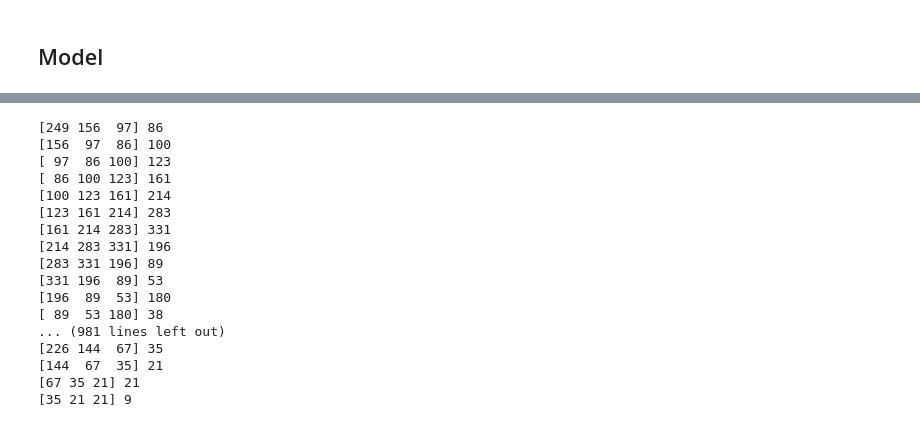
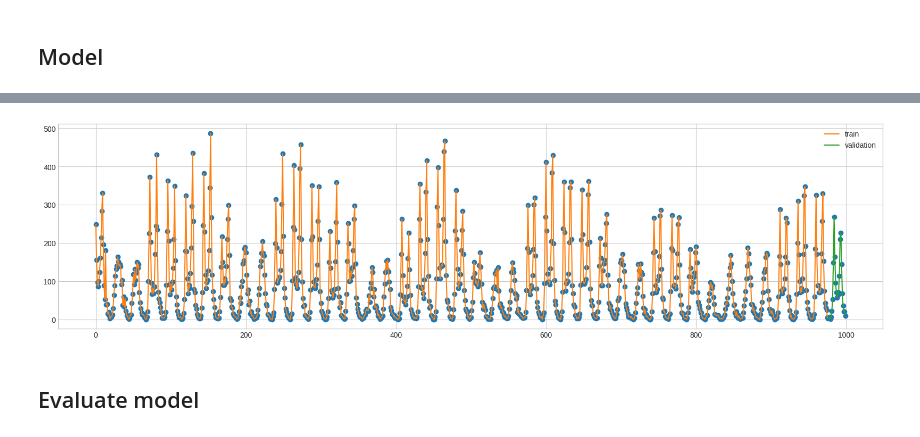
Before and after one commit to KevinrealG/Series_de_tiempo, a Jupyter notebook: 02_Aplying_arima_lstm.ipynb, the cells around one changed output, grey strips where cells are left out. Drawn from its saved outputs; the diff is of its cells as text; code cells hidden in the pictures.

```diff
--- a/02_Aplying_arima_lstm.ipynb
+++ b/02_Aplying_arima_lstm.ipynb
@@ -445,43 +304,12 @@ for x, y in val_univariate.take(2):
-# %%
-from numpy import array
-
-# split a univariate sequence into samples
-def split_sequence(sequence, n_steps):
-	X, y = list(), list()
-	for i in range(len(sequence)):
-		# find the end of this pattern
-		end_ix = i + n_steps
-		# check if we are beyond the sequence
-		if end_ix > len(sequence)-1:
-			break
-		# gather input and output parts of the pattern
-		seq_x, seq_y = sequence[i:end_ix], sequence[end_ix]
-		X.append(seq_x)
-		y.append(seq_y)
-	return array(X), array(y)
-
-# choose a number of time steps
-n_steps = 3
-# split into samples
-X, y = split_sequence(raw_seq, n_steps)
-# summarize the data
-for i in range(len(X)):
-	print(X[i], y[i])
-# %% [output]
-[249 156  97] 86
-[156  97  86] 100
-[ 97  86 100] 123
-[ 86 100 123] 161
-[100 123 161] 214
-[123 161 214] 283
-[161 214 283] 331
-[214 283 331] 196
-[283 331 196] 89
-[331 196  89] 53
-[196  89  53] 180
-[ 89  53 180] 38
-... (981 lines left out)
-[226 144  67] 35
-[144  67  35] 21
-[67 35 21] 21
-[35 21 21] 9
+# %%
+# Crear los conjuntos de entrenamiento y validación
+train,validation=raw_seq[:-24],raw_seq[-24:]
+# %%
+plt.figure(figsize = (20,5))
+plt.plot(raw_seq,marker="o",lw=0)
+plt.plot(range(0,len(train),1),train,label="train")
+plt.plot(range(len(train),len(raw_seq),1),validation,label="validation")
+plt.legend()
+plt.show()
+# %% [output]
+[figure, added]
@@ -487,0 +353,2 @@ for i in range(len(X)):
+# %% [markdown]
+## Evaluate model
```
Also changed, not shown: parts of 21 cells of this notebook.
